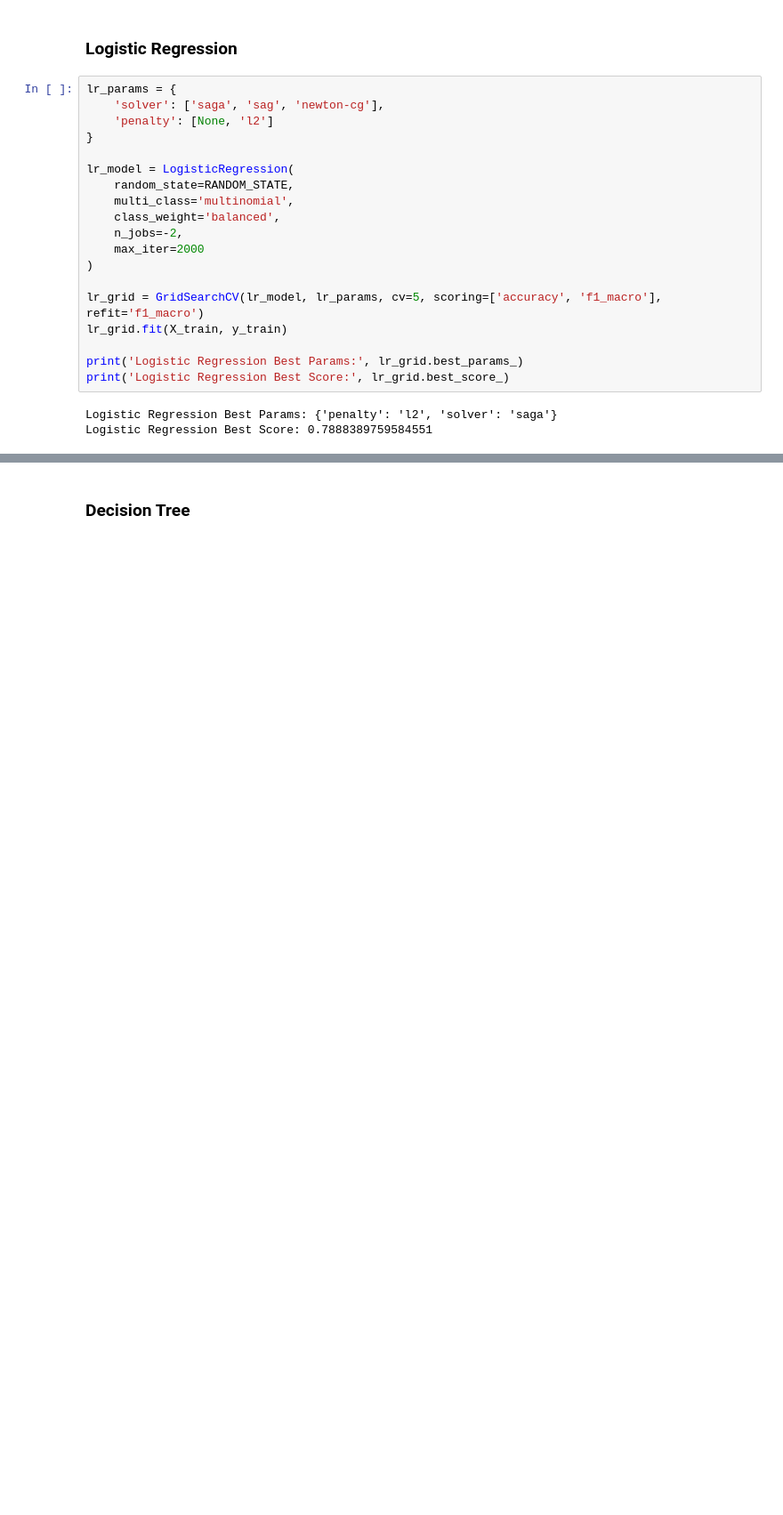
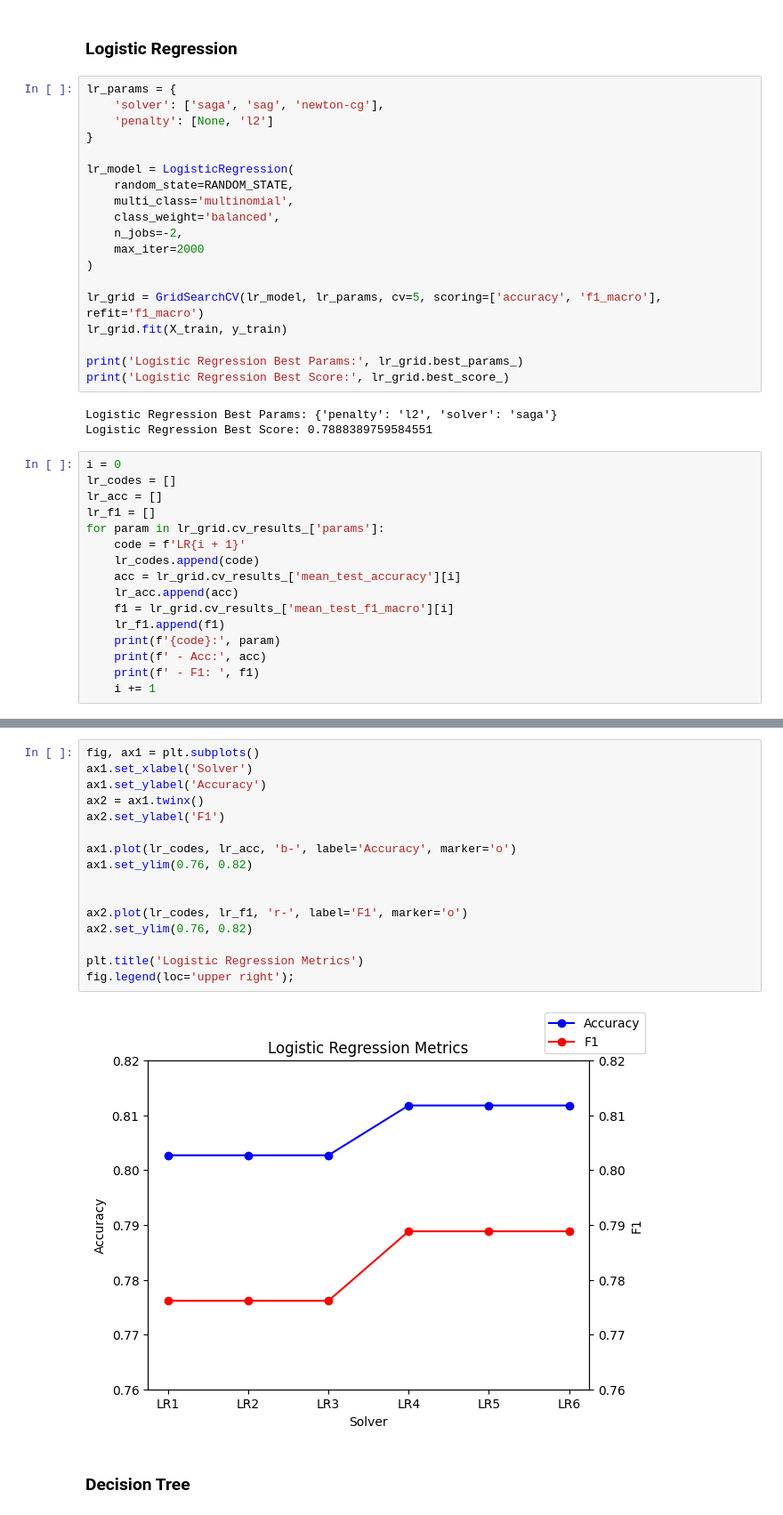
Before and after one commit to tikkikkit21/WeatherML, a Jupyter notebook: research.ipynb, the cells around one changed output, grey strips where cells are left out. Shown at 89% size. Saved outputs shown, nothing was run; the diff lists cells and outputs as text; blank space fills up the shorter version.

Commit message:
Create basic metric graphs

```diff
--- a/research.ipynb
+++ b/research.ipynb
@@ -361,3 +361,19 @@ print('Logistic Regression Best Score:', lr_grid.best_score_)
 # %% [output]
 Logistic Regression Best Params: {'penalty': 'l2', 'solver': 'saga'}
 Logistic Regression Best Score: 0.7888389759584551
+# %%
+i = 0
+lr_codes = []
+lr_acc = []
+lr_f1 = []
+for param in lr_grid.cv_results_['params']:
+    code = f'LR{i + 1}'
+    lr_codes.append(code)
+    acc = lr_grid.cv_results_['mean_test_accuracy'][i]
+    lr_acc.append(acc)
+    f1 = lr_grid.cv_results_['mean_test_f1_macro'][i]
+    lr_f1.append(f1)
+    print(f'{code}:', param)
+    print(f' - Acc:', acc)
+    print(f' - F1: ', f1)
+    i += 1
@@ -364,3 +399,21 @@ Logistic Regression Best Score: 0.7888389759584551
+# %%
+fig, ax1 = plt.subplots()
+ax1.set_xlabel('Solver')
+ax1.set_ylabel('Accuracy')
+ax2 = ax1.twinx()
+ax2.set_ylabel('F1')
+
+ax1.plot(lr_codes, lr_acc, 'b-', label='Accuracy', marker='o')
+ax1.set_ylim(0.76, 0.82)
+
+
+ax2.plot(lr_codes, lr_f1, 'r-', label='F1', marker='o')
+ax2.set_ylim(0.76, 0.82)
+
+plt.title('Logistic Regression Metrics')
+fig.legend(loc='upper right');
+# %% [output]
+[figure, added]
 # %% [markdown]
 ### Decision Tree
 # %%
```
Also changed, not shown: parts of 10 cells of this notebook.
